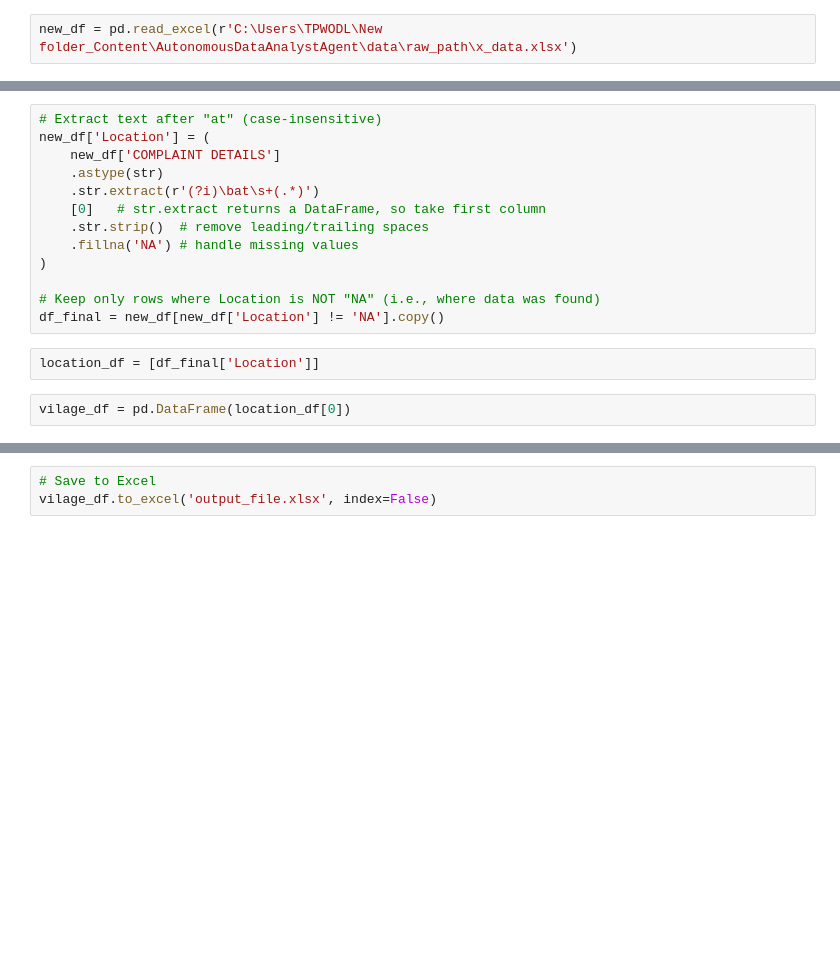
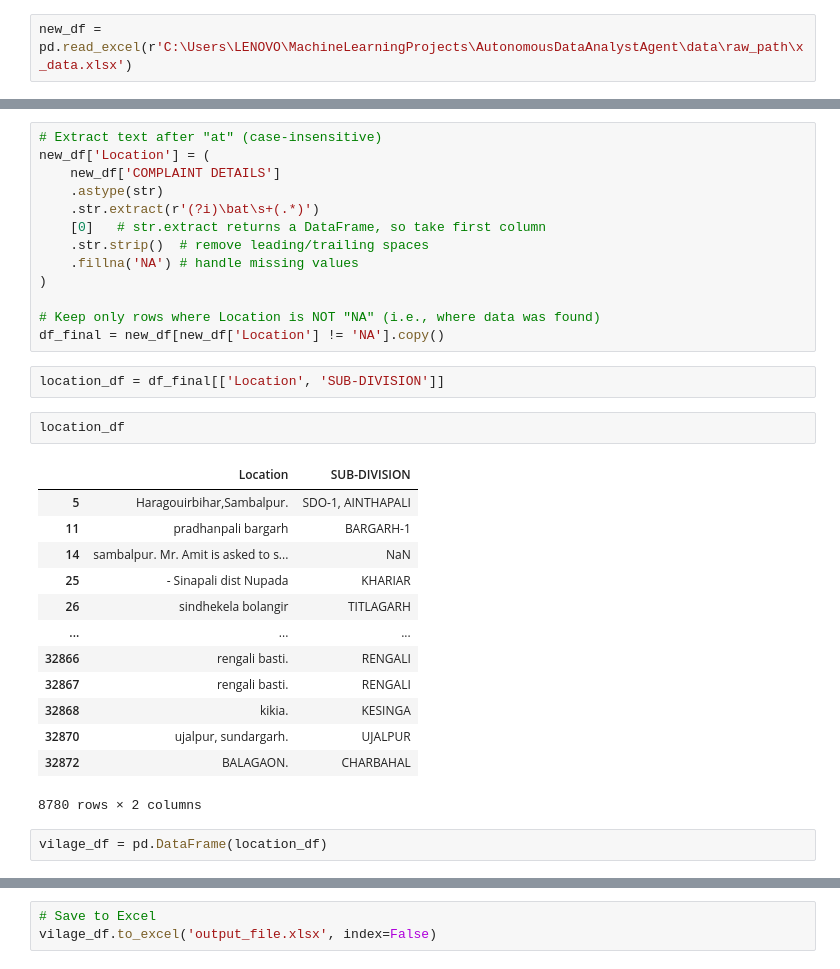
Before and after one commit to susantkumarsahoo/AutonomousDataAnalystAgent, a Jupyter notebook: notebooks/note_13.ipynb, the cells around one changed output, grey strips where cells are left out. Drawn from its saved outputs; the diff is of its cells as text; blank space fills up the shorter version.

```diff
--- a/notebooks/note_13.ipynb
+++ b/notebooks/note_13.ipynb
@@ -28,5 +28,5 @@ dataset_path = r'C:\Users\TPWODL\New folder_Content\AutonomousDataAnalystAgent\d
 # %%
-new_df = pd.read_excel(r'C:\Users\TPWODL\New folder_Content\AutonomousDataAnalystAgent\data\raw_path\x_data.xlsx')
+new_df = pd.read_excel(r'C:\Users\LENOVO\MachineLearningProjects\AutonomousDataAnalystAgent\data\raw_path\x_data.xlsx')
 # %%
 new_df.shape
 # %% [output]
@@ -45,6 +45,22 @@ new_df['Location'] = (
 # Keep only rows where Location is NOT "NA" (i.e., where data was found)
 df_final = new_df[new_df['Location'] != 'NA'].copy()
 # %%
-location_df = [df_final['Location']]
+location_df = df_final[['Location', 'SUB-DIVISION']]
+# %%
+location_df
+# %% [output]
+|  | Location | SUB-DIVISION |
+| 5 | Haragouirbihar,Sambalpur. | SDO-1, AINTHAPALI |
+| 11 | pradhanpali bargarh | BARGARH-1 |
+| 14 | sambalpur. Mr. Amit is asked to s... | NaN |
+| 25 | - Sinapali dist Nupada | KHARIAR |
+| 26 | sindhekela bolangir | TITLAGARH |
+| ... | ... | ... |
+| 32866 | rengali basti. | RENGALI |
+| 32867 | rengali basti. | RENGALI |
+| 32868 | kikia. | KESINGA |
+| 32870 | ujalpur, sundargarh. | UJALPUR |
+| 32872 | BALAGAON. | CHARBAHAL |
+8780 rows × 2 columns
 # %%
-vilage_df = pd.DataFrame(location_df[0])
+vilage_df = pd.DataFrame(location_df)
```
Also changed, not shown: parts of 6 cells of this notebook.
